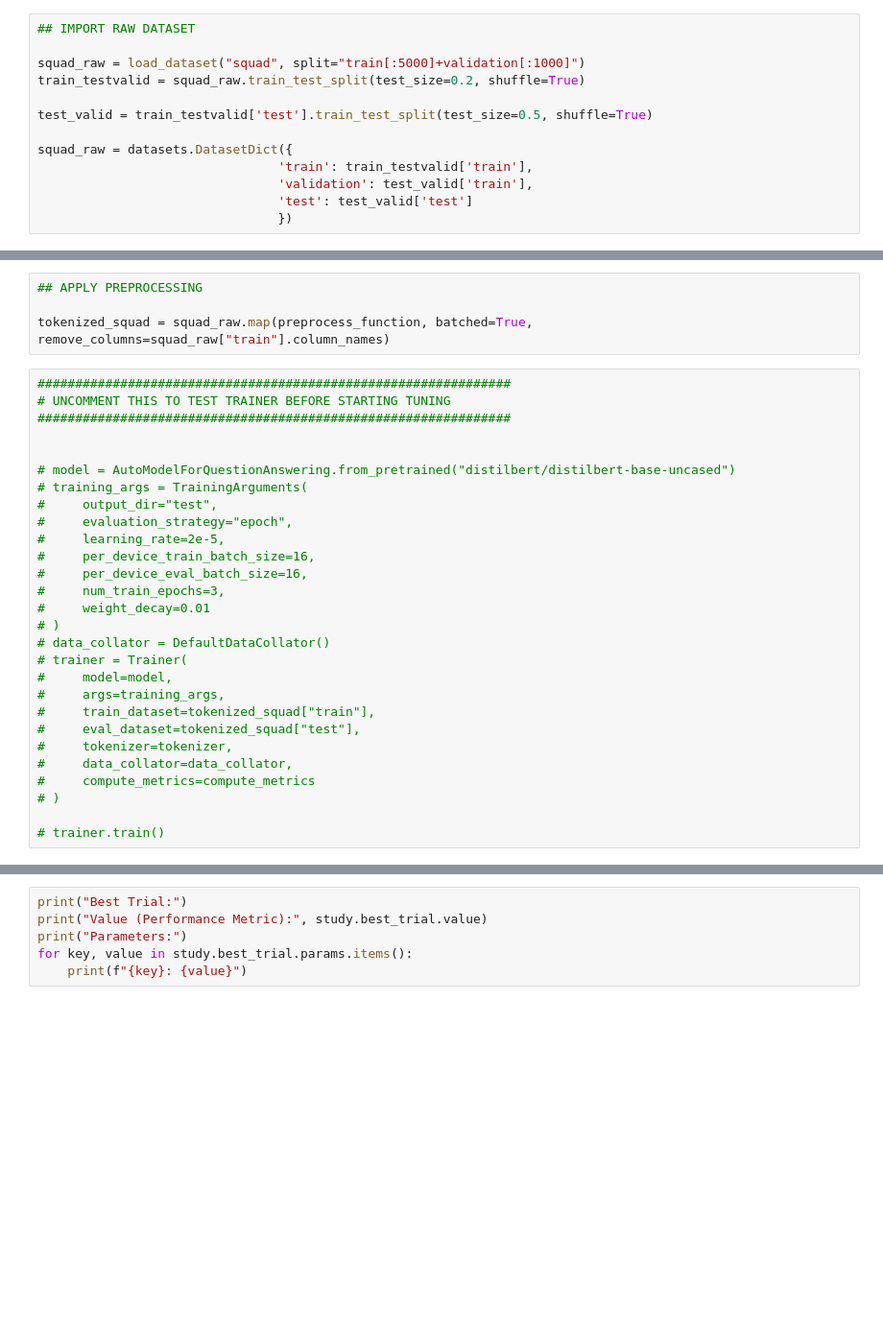
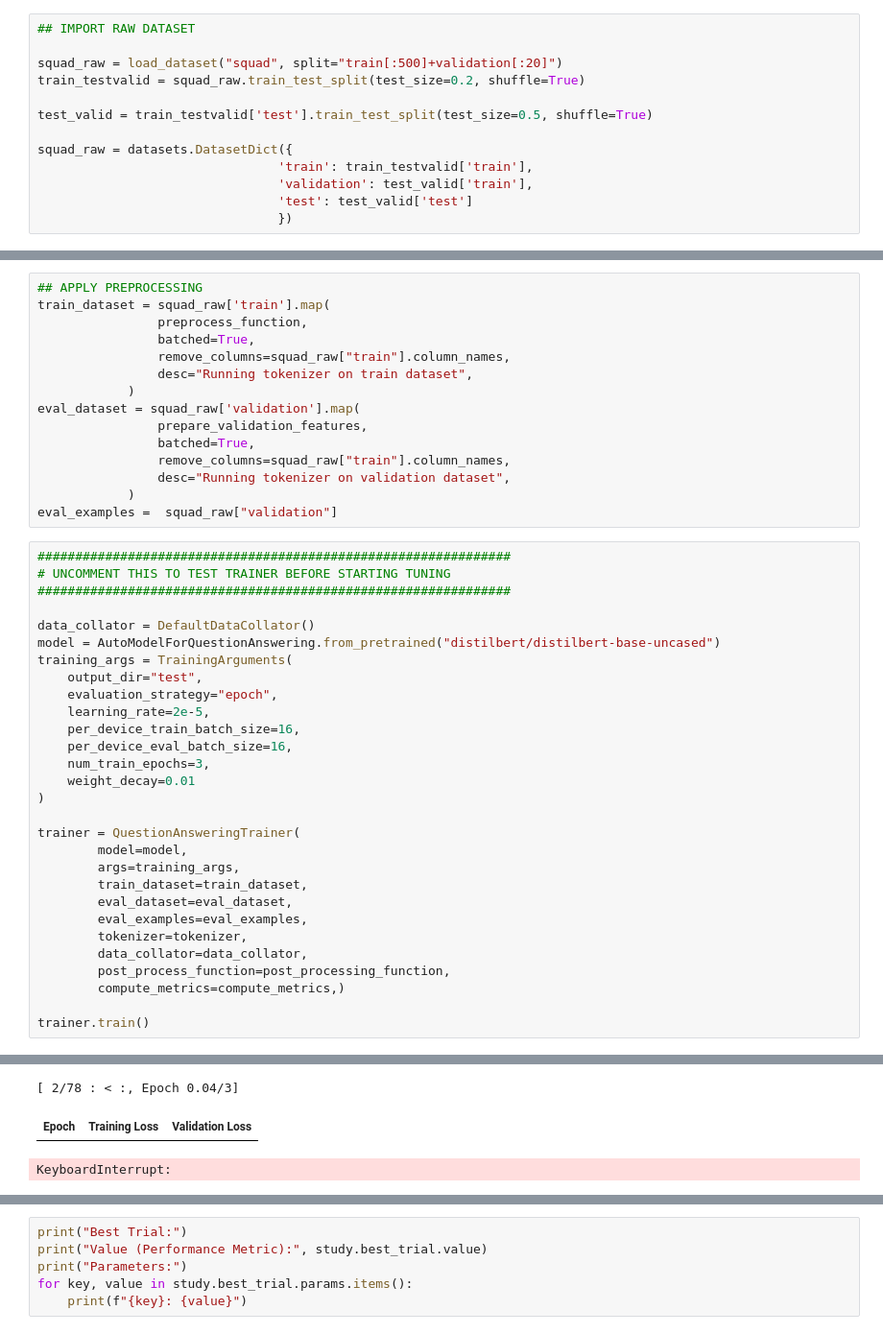
Before and after one commit to zee-zaky/COMPSCI714, a Jupyter notebook: SQUAD_Hyperparameter_Tuning.ipynb, the cells around one changed output, grey strips where cells are left out. Shown at 96% size. Saved outputs shown, nothing was run; the diff lists cells and outputs as text; blank space fills up the shorter version.

```diff
--- a/SQUAD_Hyperparameter_Tuning.ipynb
+++ b/SQUAD_Hyperparameter_Tuning.ipynb
@@ -201,7 +555,7 @@ def preprocess_function(examples):
 # %%
 ## IMPORT RAW DATASET
 
-squad_raw = load_dataset("squad", split="train[:5000]+validation[:1000]")
+squad_raw = load_dataset("squad", split="train[:500]+validation[:20]")
 train_testvalid = squad_raw.train_test_split(test_size=0.2, shuffle=True)
 
 test_valid = train_testvalid['test'].train_test_split(test_size=0.5, shuffle=True)
@@ -230,33 +584,46 @@ DatasetDict({
 })
 # %%
 ## APPLY PREPROCESSING
-
-tokenized_squad = squad_raw.map(preprocess_function, batched=True, remove_columns=squad_raw["train"].column_names)
+train_dataset = squad_raw['train'].map(
+                preprocess_function,
+                batched=True,
+                remove_columns=squad_raw["train"].column_names,
+                desc="Running tokenizer on train dataset",
+            )
+eval_dataset = squad_raw['validation'].map(
+                prepare_validation_features,
+                batched=True,
+                remove_columns=squad_raw["train"].column_names,
+                desc="Running tokenizer on validation dataset",
+            )
+eval_examples =  squad_raw["validation"]
 # %%
 ###############################################################
 # UNCOMMENT THIS TO TEST TRAINER BEFORE STARTING TUNING
 ###############################################################
 
+data_collator = DefaultDataCollator()
+model = AutoModelForQuestionAnswering.from_pretrained("distilbert/distilbert-base-uncased")
+training_args = TrainingArguments(
+    output_dir="test",
+    evaluation_strategy="epoch",
+    learning_rate=2e-5,
+    per_device_train_batch_size=16,
+    per_device_eval_batch_size=16,
+    num_train_epochs=3,
+    weight_decay=0.01
+)
 
-# model = AutoModelForQuestionAnswering.from_pretrained("distilbert/distilbert-base-uncased")
-# training_args = TrainingArguments(
-#     output_dir="test",
-#     evaluation_strategy="epoch",
-#     learning_rate=2e-5,
-#     per_device_train_batch_size=16,
-#     per_device_eval_batch_size=16,
-#     num_train_epochs=3,
-#     weight_decay=0.01
-# )
-# data_collator = DefaultDataCollator()
-# trainer = Trainer(
-#     model=model,
-#     args=training_args,
-#     train_dataset=tokenized_squad["train"],
-#     eval_dataset=tokenized_squad["test"],
-#     tokenizer=tokenizer,
-#     data_collator=data_collator,
-#     compute_metrics=compute_metrics
-# )
+trainer = QuestionAnsweringTrainer(
+        model=model,
+        args=training_args,
+        train_dataset=train_dataset,
+        eval_dataset=eval_dataset,
+        eval_examples=eval_examples,
+        tokenizer=tokenizer,
+        data_collator=data_collator,
+        post_process_function=post_processing_function,
+        compute_metrics=compute_metrics,)
 
-# trainer.train()
+trainer.train()
+# %% [output]
@@ -262,0 +632,3 @@ tokenized_squad = squad_raw.map(preprocess_function, batched=True, remove_column
+[ 2/78 : < :, Epoch 0.04/3]
+| Epoch | Training Loss | Validation Loss |
+KeyboardInterrupt:
```
Also changed, not shown: parts of 13 cells of this notebook.
